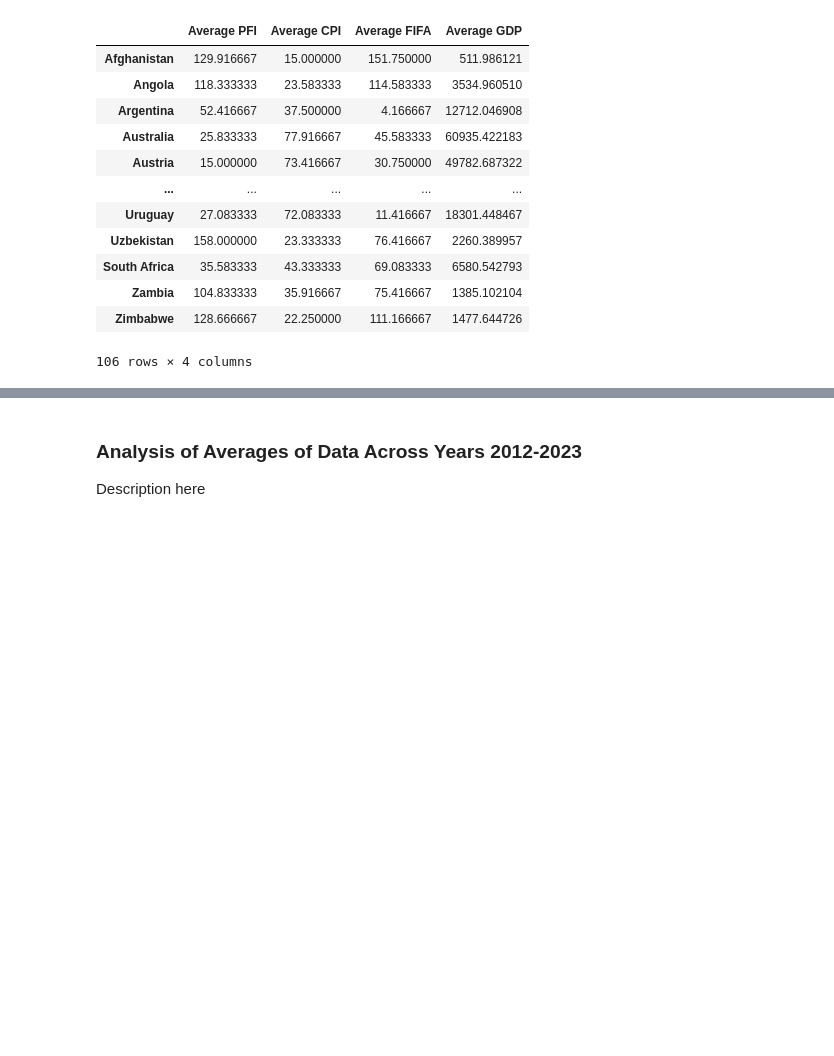
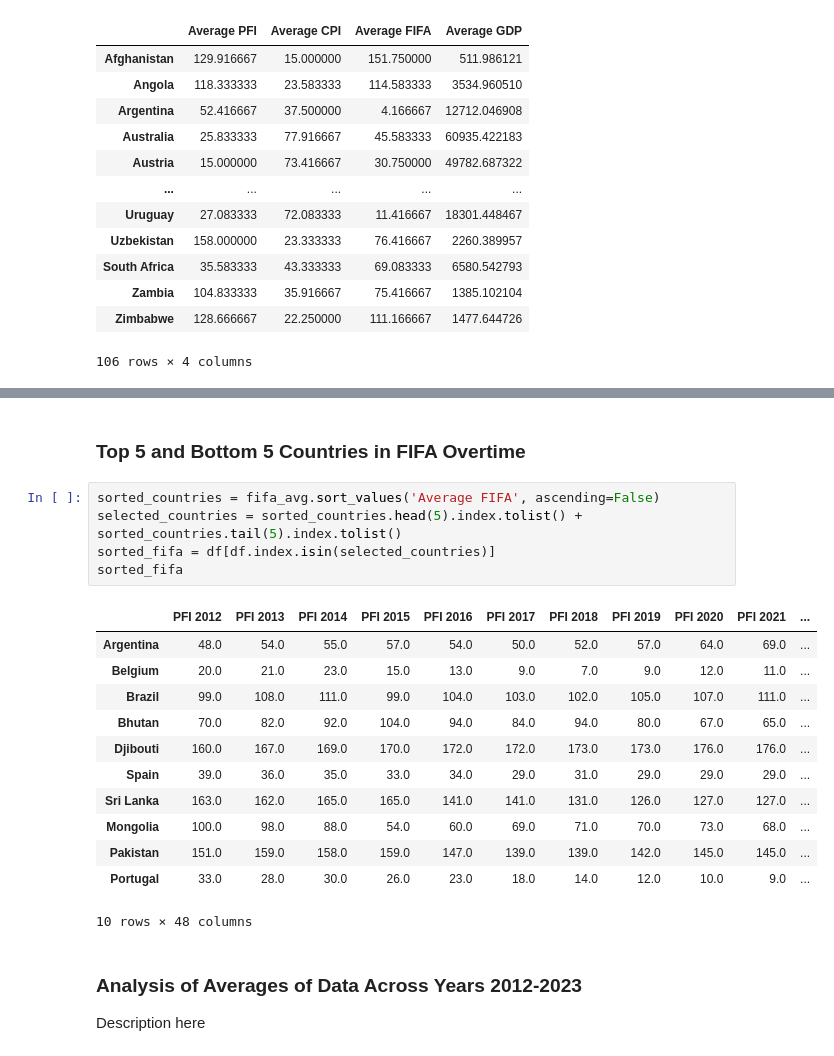
Before and after one commit to AdeyAA/The-Relationship-Between-a-Country-s-Corruption-Levels-and-Football-Performance, a Jupyter notebook: EDACheckpoint_Group011_SP25.ipynb, the cells around one changed output, grey strips where cells are left out. Cells and saved outputs as stored; diff of their text form; blank space fills up the shorter version.

```diff
--- a/EDACheckpoint_Group011_SP25.ipynb
+++ b/EDACheckpoint_Group011_SP25.ipynb
@@ -381,3 +401,23 @@ df_avg
+# %% [markdown]
+### Top 5 and Bottom 5 Countries in FIFA Overtime
+# %%
+sorted_countries = fifa_avg.sort_values('Average FIFA', ascending=False)
+selected_countries = sorted_countries.head(5).index.tolist() + sorted_countries.tail(5).index.tolist()
+sorted_fifa = df[df.index.isin(selected_countries)]
+sorted_fifa
+# %% [output]
+|  | PFI 2012 | PFI 2013 | PFI 2014 | PFI 2015 | PFI 2016 | PFI 2017 | PFI 2018 | PFI 2019 | PFI 2020 | PFI 2021 | ... |
+| Argentina | 48.0 | 54.0 | 55.0 | 57.0 | 54.0 | 50.0 | 52.0 | 57.0 | 64.0 | 69.0 | ... |
+| Belgium | 20.0 | 21.0 | 23.0 | 15.0 | 13.0 | 9.0 | 7.0 | 9.0 | 12.0 | 11.0 | ... |
+| Brazil | 99.0 | 108.0 | 111.0 | 99.0 | 104.0 | 103.0 | 102.0 | 105.0 | 107.0 | 111.0 | ... |
+| Bhutan | 70.0 | 82.0 | 92.0 | 104.0 | 94.0 | 84.0 | 94.0 | 80.0 | 67.0 | 65.0 | ... |
+| Djibouti | 160.0 | 167.0 | 169.0 | 170.0 | 172.0 | 172.0 | 173.0 | 173.0 | 176.0 | 176.0 | ... |
+| Spain | 39.0 | 36.0 | 35.0 | 33.0 | 34.0 | 29.0 | 31.0 | 29.0 | 29.0 | 29.0 | ... |
+| Sri Lanka | 163.0 | 162.0 | 165.0 | 165.0 | 141.0 | 141.0 | 131.0 | 126.0 | 127.0 | 127.0 | ... |
+| Mongolia | 100.0 | 98.0 | 88.0 | 54.0 | 60.0 | 69.0 | 71.0 | 70.0 | 73.0 | 68.0 | ... |
+| Pakistan | 151.0 | 159.0 | 158.0 | 159.0 | 147.0 | 139.0 | 139.0 | 142.0 | 145.0 | 145.0 | ... |
+| Portugal | 33.0 | 28.0 | 30.0 | 26.0 | 23.0 | 18.0 | 14.0 | 12.0 | 10.0 | 9.0 | ... |
+10 rows × 48 columns
 # %% [markdown]
 ### Analysis of Averages of Data Across Years 2012-2023
 
```
Also changed, not shown: parts of 2 cells of this notebook.
